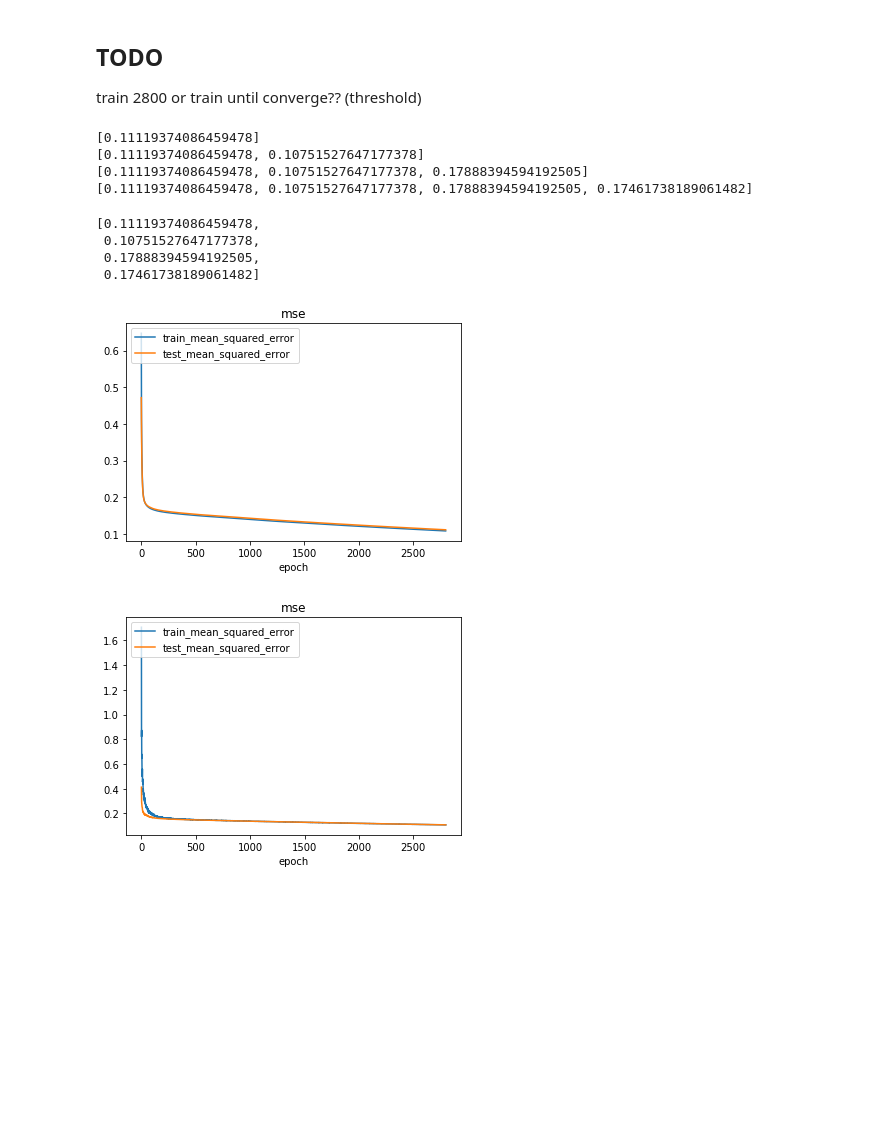
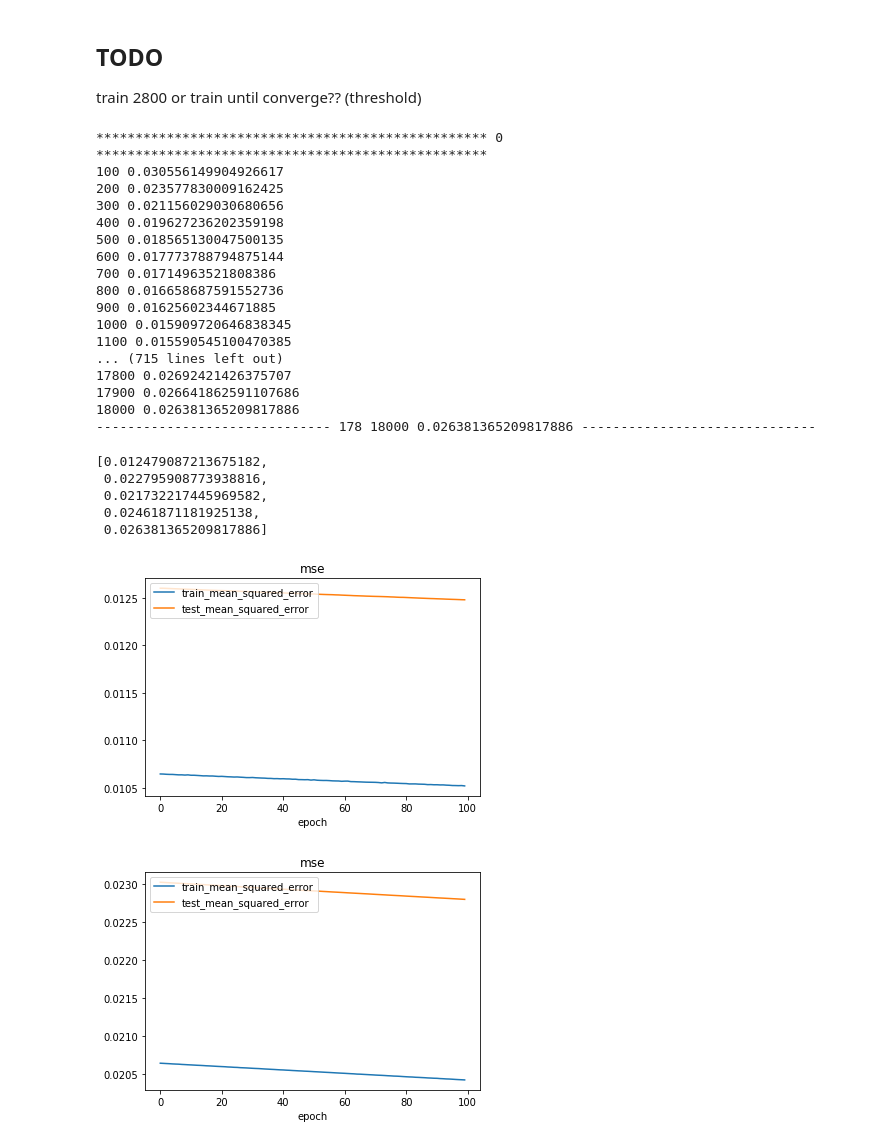
Before and after one commit to Yuhaooooo/CZ4042_Deep_Learning, a Jupyter notebook: assignment1_question_b/question_b.ipynb, the cells around one changed output. Drawn from its saved outputs; the diff is of its cells as text; code cells hidden in the pictures; blank space fills up the shorter version.

Commit message:
use early stop for different models

```diff
--- a/assignment1_question_b/question_b.ipynb
+++ b/assignment1_question_b/question_b.ipynb
@@ -349,6 +349,11 @@ remove  Research
 ## TODO
 train 2800 or train until converge?? (threshold)
 # %%
+model_layer3_without_dropout = Sequential([
+    Dense(10, input_dim=X_train2.shape[1], activation='relu', kernel_initializer='lecun_normal', kernel_regularizer=l2(decay)),
+    Dense(y_train.shape[1], kernel_initializer='he_normal', kernel_regularizer=l2(decay))
+    ])
+
 model_layer4_without_dropout = Sequential([
 
     Dense(50, input_dim=X_train2.shape[1], activation='relu', kernel_initializer='lecun_normal', kernel_regularizer=l2(decay)),
@@ -403,45 +408,78 @@ model_layer5_with_dropout = Sequential([
 model_layer4_without_dropout.compile(optimizer=optimizers.SGD(lr=lr),
                   loss='mse')
 
 model_layer4_with_dropout.compile(optimizer=optimizers.SGD(lr=lr),
                   loss='mse')
 
 model_layer5_without_dropout.compile(optimizer=optimizers.SGD(lr=lr),
                   loss='mse')
 
 model_layer5_with_dropout.compile(optimizer=optimizers.SGD(lr=lr),
                   loss='mse')
 
-epochs=2800
+
+epochs=20000
+epochs_interval =100
+early_stop_threshold = 1e-2
 lr=1e-3
 mse2 = []
 
-for m in [model_layer4_without_dropout, model_layer4_with_dropout, model_layer5_without_dropout, model_layer5_with_dropout]:
+
+models = [model_layer3_without_dropout ,model_layer4_without_dropout, model_layer4_with_dropout, model_layer5_without_dropout, model_layer5_with_dropout]
+
+for i, m in enumerate(models):
+
+    print('*'*50, i, '*'*50,)
 
     m.compile(optimizer=optimizers.SGD(lr=lr),
                   loss='mse')
 
-    h = m.fit(X_train2, y_train, batch_size=batch_size, epochs=epochs, verbose=0, validation_data=(X_test2, y_test), shuffle=True)
+    val_loss=[100]
 
-    mse2.append(h.history['val_loss'][-1])
-    print(mse2)
+    for i in range(epochs//epochs_interval):
+
+        h = m.fit(X_train2, y_train, batch_size=batch_size, epochs=epochs_interval, verbose=0, validation_data=(X_test2, y_test), shuffle=True)
+
+        val_loss.append(h.history['val_loss'][-1])
+        print(epochs_interval*(i+1),val_loss[-1])
+
+        if val_loss[-1] * (1+early_stop_threshold) > val_loss[-2]:
+            break
+
+    print('-'*30, i-1, epochs_interval*(i+1), val_loss[-1], '-'*30, '\n\n\n')
+
+    mse2.append(val_loss[-1])
 
     plt.figure()
     plt.plot(h.history['loss'])
     plt.plot(h.history['val_loss'])
     plt.title('mse')
     plt.xlabel('epoch')
     plt.legend(['train_mean_squared_error', 'test_mean_squared_error',], loc='upper left')
 
 mse2
 # %% [output]
-[0.11119374086459478]
-[0.11119374086459478, 0.10751527647177378]
-[0.11119374086459478, 0.10751527647177378, 0.17888394594192505]
-[0.11119374086459478, 0.10751527647177378, 0.17888394594192505, 0.17461738189061482]
+************************************************** 0 **************************************************
+100 0.030556149904926617
+200 0.023577830009162425
+300 0.021156029030680656
+400 0.019627236202359198
+500 0.018565130047500135
+600 0.017773788794875144
+700 0.01714963521808386
+800 0.016658687591552736
+900 0.01625602344671885
+1000 0.015909720646838345
+1100 0.015590545100470385
+... (715 lines left out)
+17800 0.02692421426375707
+17900 0.026641862591107686
+18000 0.026381365209817886
+------------------------------ 178 18000 0.026381365209817886 ------------------------------
-[0.11119374086459478,
- 0.10751527647177378,
- 0.17888394594192505,
- 0.17461738189061482]
+[0.012479087213675182,
+ 0.022795908773938816,
+ 0.021732217445969582,
+ 0.02461871181925138,
+ 0.026381365209817886]
-[figure, old version]
+[figure, new version]
-[figure, old version]
+[figure, new version]
```
Also changed, not shown: parts of 1 cell of this notebook, 1 other file.
